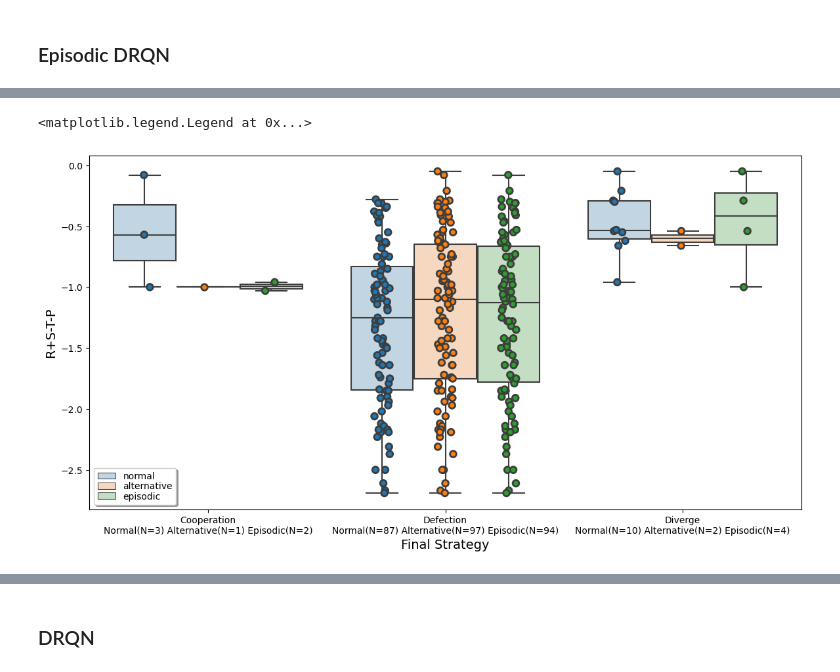
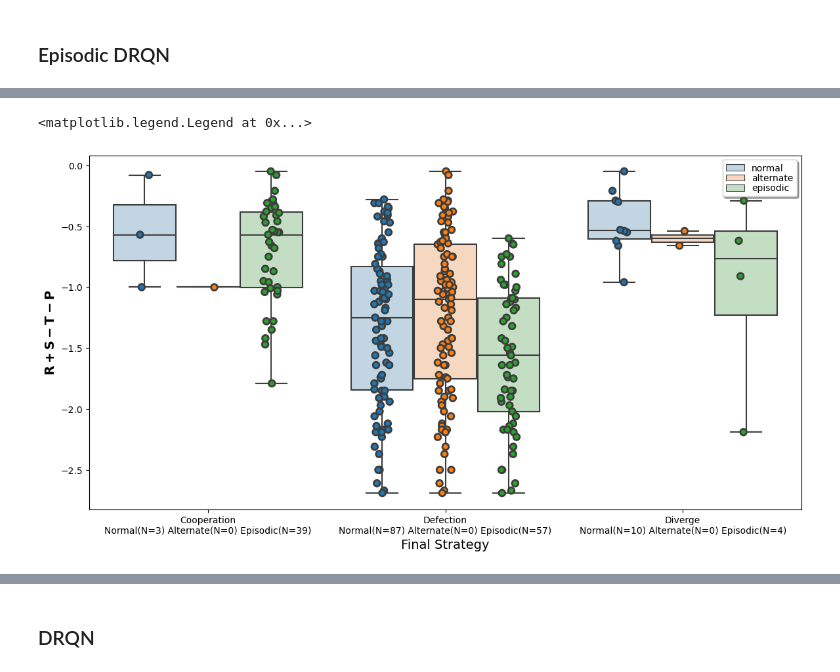
Before and after one commit to HarryZhangHH/EpisodicDRQN, a Jupyter notebook: two_agents_experiment.ipynb, the cells around one changed output, grey strips where cells are left out. Drawn from its saved outputs; the diff is of its cells as text; code cells hidden in the pictures.

```diff
--- a/two_agents_experiment.ipynb
+++ b/two_agents_experiment.ipynb
@@ -184,7 +186,7 @@ for idx, val in tqdm(enumerate(reward)):
 # %% [markdown]
 ### Episodic DRQN
 # %%
-df_episodic_pd = pd.DataFrame(columns=['agent1_strategy', 'agent1_reward',
+df_episodic_pd_20 = pd.DataFrame(columns=['agent1_strategy', 'agent1_reward',
                                        'agent2_strategy', 'agent2_reward',
                                        'temptation', 'reward', 'punishment', 'sucker',
                                        'agent1_final_strategy', 'agent1_defection_ratio',
@@ -207,7 +209,7 @@ for idx, val in tqdm(enumerate(reward)):
         for n in agents:
             select_dict[n] = 0
             selected_dict[n] = 0
-        authority = CentralAuthority(config_obj, agents, k, settlement_prob=0.005, update_times=20)
+        authority = CentralAuthority(config_obj, agents, k, settlement_prob=0.005, update_times=20, episodic_flag=True, sg_flag=False)
 
         while True:
             last_reward = {}
@@ -239,7 +241,7 @@ for idx, val in tqdm(enumerate(reward)):
             convergent_episode_dict[key][1] = np.nan
 
 
-    df_episodic_pd.loc[len(df_episodic_pd.index)]=[convergent_episode_dict['strategy'][0], convergent_episode_dict['reward'][0],
+    df_episodic_pd_20.loc[len(df_episodic_pd_20.index)]=[convergent_episode_dict['strategy'][0], convergent_episode_dict['reward'][0],
                                             convergent_episode_dict['strategy'][1], convergent_episode_dict['reward'][1],
                                             config['temptation'], config['reward'], config['punishment'], config['sucker'],
                                             round(float(torch.sum(agent1.own_memory[agent1.play_times-100:agent1.play_times])/100)),
@@ -281,40 +335,49 @@ df_pd[df_pd.isna().any(axis=1)]
+# %%
+df_pd = pd.read_csv('data/csv/2_agent_pd.csv')
+df_pd[df_pd.isna().any(axis=1)]
+df_pd_plot = df_pd.copy()
+df_pd_plot = df_pd_plot.loc[df_pd_plot.model != 'episodic']
+df_episodic_pd['model'] = 'episodic'
+df_pd_plot = pd.concat([df_pd_plot, df_episodic_pd], ignore_index=True)
 # %%
-df_pd_plot = df_pd.copy()
 df_pd_plot.loc[df_pd_plot.agent1_reward.isnull(), 'agent1_final_strategy'] = np.inf
 df_pd_plot.loc[df_pd_plot.agent1_strategy.isnull(), 'agent1_final_strategy'] = np.inf
+df_pd_plot.loc[df_pd_plot.agent2_strategy.isnull(), 'agent1_final_strategy'] = np.inf
+
 df_pd_plot.loc[df_pd_plot.agent2_reward.isnull(), 'agent2_final_strategy'] = np.inf
 df_pd_plot.loc[df_pd_plot.agent2_strategy.isnull(), 'agent2_final_strategy'] = np.inf
+df_pd_plot.loc[df_pd_plot.model == 'alternative', 'model'] = 'alternate'
 
 df_pd_plot.temptation = df_pd_plot.temptation/df_pd_plot.reward
 df_pd_plot.sucker = df_pd_plot.sucker/df_pd_plot.reward
 df_pd_plot['new_reward'] = 1.0
 df_pd_plot['R+S-T-P'] = df_pd_plot['reward'] + df_pd_plot['sucker'] - df_pd_plot['temptation'] - df_pd_plot['punishment']
 
 plt.figure(figsize=(14, 7))
 ax = sns.boxplot(data=df_pd_plot, x="agent1_final_strategy", y="R+S-T-P", hue="model")
 # for violin, alpha in zip(ax.collections[::2], [0.7,0.7,0.7,0.7,0.7,0.7]):
 #     violin.set_alpha(alpha)
 for patch in ax.patches:
     r, g, b, a = patch.get_facecolor()
     patch.set_facecolor((r, g, b, .3))
 
 sns.stripplot(x = 'agent1_final_strategy', y = 'R+S-T-P',  hue='model', data = df_pd_plot, marker='o',
               size=7, linewidth=2, dodge=True)
 
 plt.xlim(-0.5,2.5)
 
 df_pd_plot_noraml = df_pd_plot.loc[df_pd_plot.model=='normal']
 df_pd_plot_altern = df_pd_plot.loc[df_pd_plot.model=='alternative']
 df_pd_plot_episod = df_pd_plot.loc[df_pd_plot.model=='episodic']
 ax.set_xticks([0, 1, 2])
-ax.set_xticklabels([f"Cooperation\nNormal(N={sum(df_pd_plot_noraml['agent1_final_strategy']==0)}) Alternative(N={sum(df_pd_plot_altern['agent1_final_strategy']==0)}) Episodic(N={sum(df_pd_plot_episod['agent1_final_strategy']==0)})",
-                    f"Defection\nNormal(N={sum(df_pd_plot_noraml['agent1_final_strategy']==1)}) Alternative(N={sum(df_pd_plot_altern['agent1_final_strategy']==1)}) Episodic(N={sum(df_pd_plot_episod['agent1_final_strategy']==1)})",
-                    f"Diverge\nNormal(N={sum(df_pd_plot_noraml['agent1_final_strategy']==np.inf)}) Alternative(N={sum(df_pd_plot_altern['agent1_final_strategy']==np.inf)}) Episodic(N={sum(df_pd_plot_episod['agent1_final_strategy']==np.inf)})"])
+ax.set_xticklabels([f"Cooperation\nNormal(N={sum(df_pd_plot_noraml['agent1_final_strategy']==0)}) Alternate(N={sum(df_pd_plot_altern['agent1_final_strategy']==0)}) Episodic(N={sum(df_pd_plot_episod['agent1_final_strategy']==0)})",
+                    f"Defection\nNormal(N={sum(df_pd_plot_noraml['agent1_final_strategy']==1)}) Alternate(N={sum(df_pd_plot_altern['agent1_final_strategy']==1)}) Episodic(N={sum(df_pd_plot_episod['agent1_final_strategy']==1)})",
+                    f"Diverge\nNormal(N={sum(df_pd_plot_noraml['agent1_final_strategy']==np.inf)}) Alternate(N={sum(df_pd_plot_altern['agent1_final_strategy']==np.inf)}) Episodic(N={sum(df_pd_plot_episod['agent1_final_strategy']==np.inf)})"])
 plt.xlabel('Final Strategy', fontsize=14)
-plt.ylabel('R+S-T-P', fontsize=14)
+plt.ylabel(r'$\mathbf{R+S-T-P}$', fontsize=14)
 # plt.legend(loc='lower right', shadow=True)
 lines, labels = ax.get_legend_handles_labels()
 plt.legend(lines[:3], labels[:3], scatterpoints=1, frameon=True, labelspacing=.1, markerscale=.14, shadow=True)
 # %% [output]
 <matplotlib.legend.Legend at 0x...>
-[figure, old version]
+[figure, new version]
```
Also changed, not shown: parts of 41 cells of this notebook, 1 other file.
